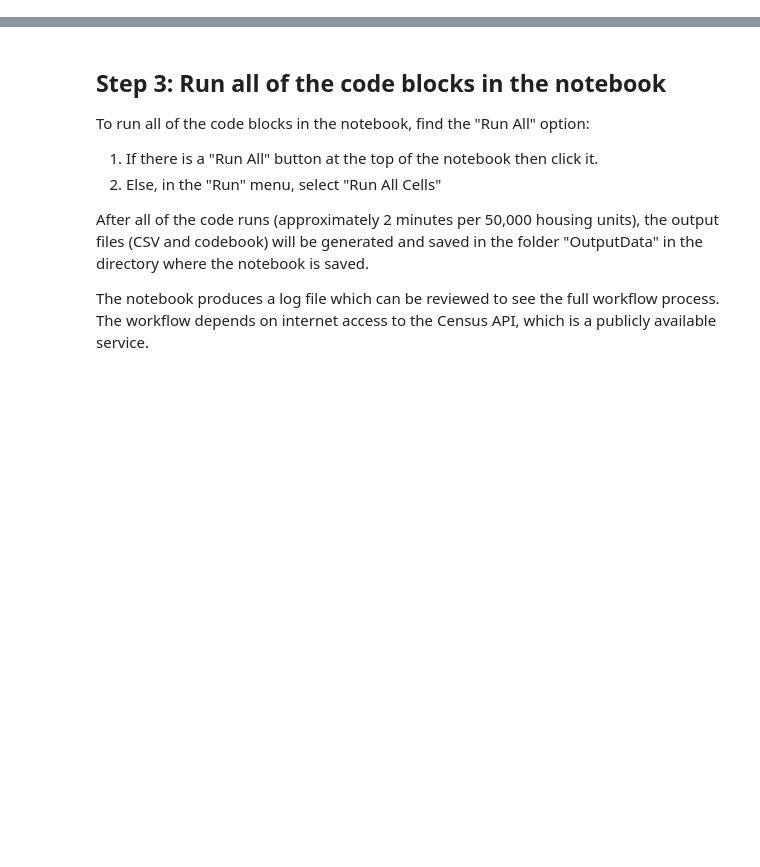
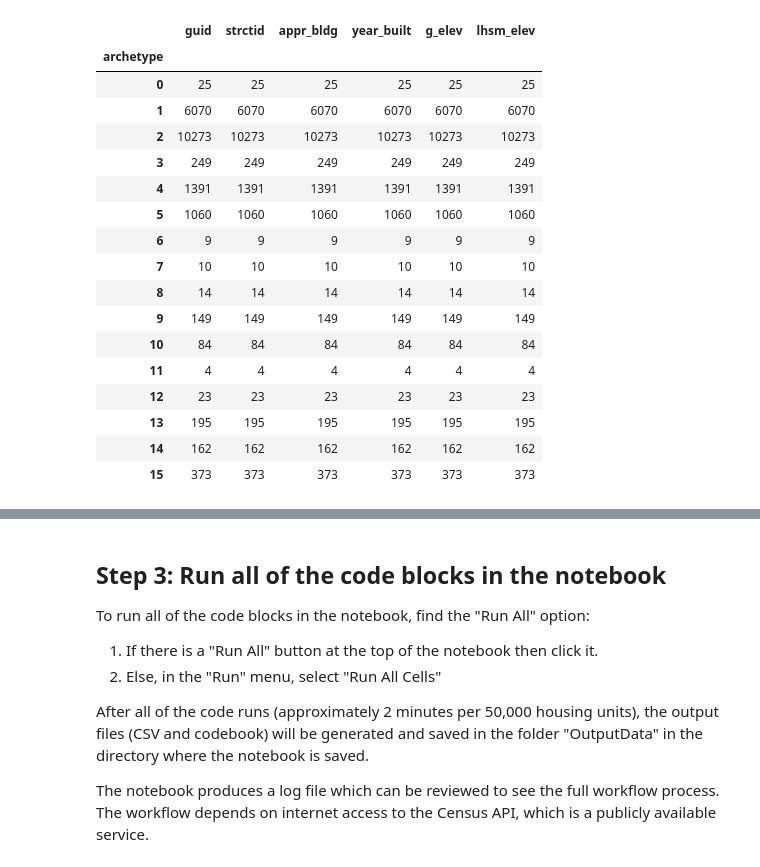
Before and after one commit to npr99/intersect-community-data, a Jupyter notebook: ICD_06ev1_run_HUA_workflow.ipynb, the cells around one changed output, grey strips where cells are left out. Drawn from its saved outputs; the diff is of its cells as text; code cells hidden in the pictures; blank space fills up the shorter version.

```diff
--- a/ICD_06ev1_run_HUA_workflow.ipynb
+++ b/ICD_06ev1_run_HUA_workflow.ipynb
@@ -88,0 +184,22 @@ communities = {'Lumberton_NC' : {
+# %%
+bldg_inv_gdf[['guid','strctid','archetype',
+    'appr_bldg','year_built','g_elev','lhsm_elev']].groupby('archetype').count()
+# %% [output]
+|  | guid | strctid | appr_bldg | year_built | g_elev | lhsm_elev |
+| archetype |  |  |  |  |  |  |
+| 0 | 25 | 25 | 25 | 25 | 25 | 25 |
+| 1 | 6070 | 6070 | 6070 | 6070 | 6070 | 6070 |
+| 2 | 10273 | 10273 | 10273 | 10273 | 10273 | 10273 |
+| 3 | 249 | 249 | 249 | 249 | 249 | 249 |
+| 4 | 1391 | 1391 | 1391 | 1391 | 1391 | 1391 |
+| 5 | 1060 | 1060 | 1060 | 1060 | 1060 | 1060 |
+| 6 | 9 | 9 | 9 | 9 | 9 | 9 |
+| 7 | 10 | 10 | 10 | 10 | 10 | 10 |
+| 8 | 14 | 14 | 14 | 14 | 14 | 14 |
+| 9 | 149 | 149 | 149 | 149 | 149 | 149 |
+| 10 | 84 | 84 | 84 | 84 | 84 | 84 |
+| 11 | 4 | 4 | 4 | 4 | 4 | 4 |
+| 12 | 23 | 23 | 23 | 23 | 23 | 23 |
+| 13 | 195 | 195 | 195 | 195 | 195 | 195 |
+| 14 | 162 | 162 | 162 | 162 | 162 | 162 |
+| 15 | 373 | 373 | 373 | 373 | 373 | 373 |
```
Also changed, not shown: parts of 55 cells of this notebook, 3 other files.
